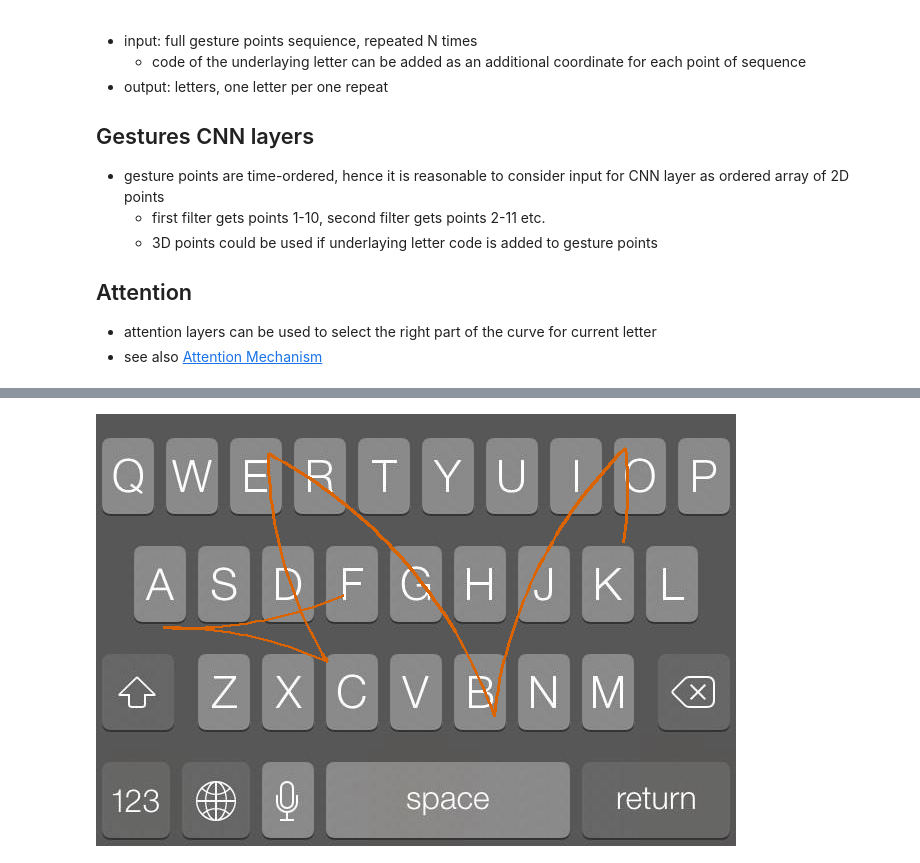
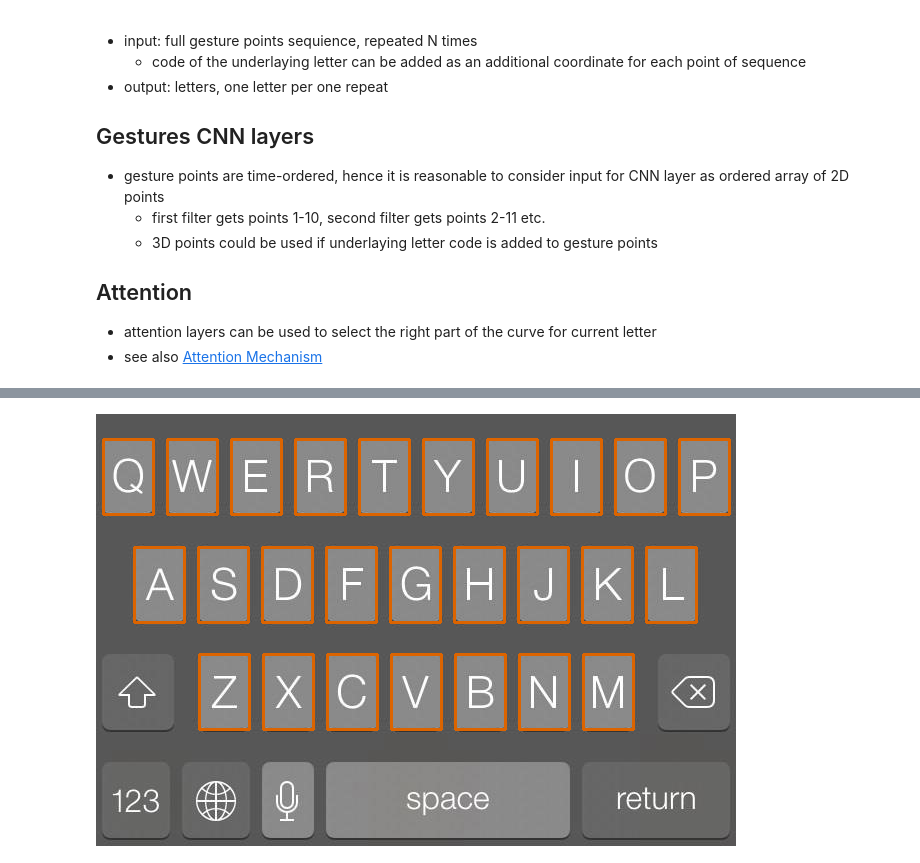
Before and after one commit to dllllb/keymagic, a Jupyter notebook: keymagic.ipynb, the cells around one changed output, grey strips where cells are left out. Saved outputs shown, nothing was run; the diff lists cells and outputs as text; code cells hidden in the pictures.

```diff
--- a/keymagic.ipynb
+++ b/keymagic.ipynb
@@ -92,4 +67,4 @@ draw_word_line(word_to_line(kbrd, 'welcome', 20), keyboard_img)
-# %%
-draw_word_line(word_to_line(kbrd, 'facebook', 20), keyboard_img)
-# %% [output]
-[figure, removed]
+# %%
+common.draw_keyboard(kbrd)
+# %% [output]
+[figure, added]
```
Also changed, not shown: parts of 13 cells of this notebook, 5 other files.
